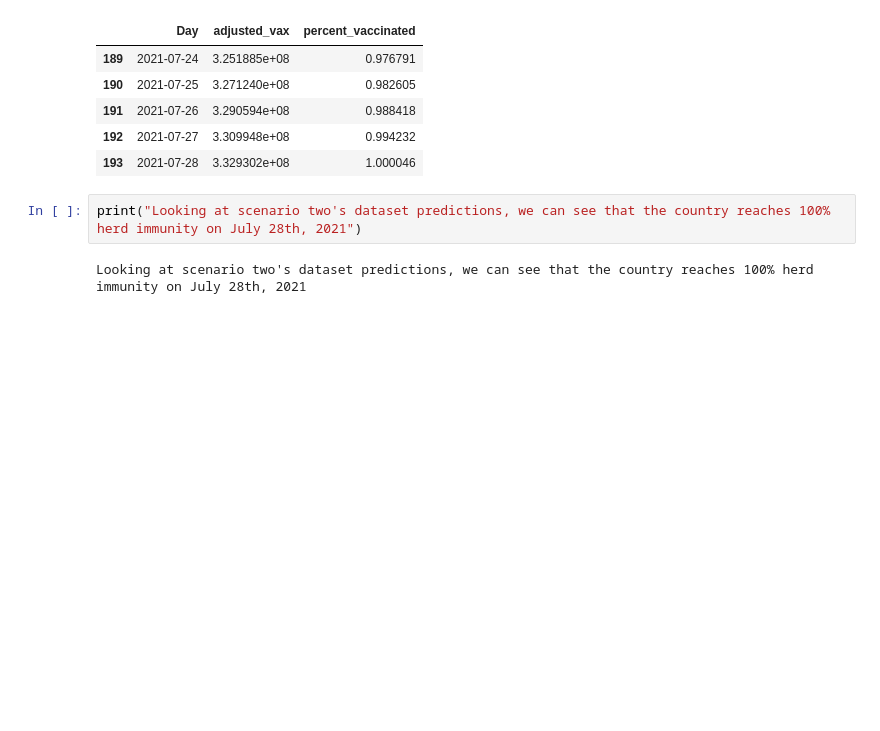
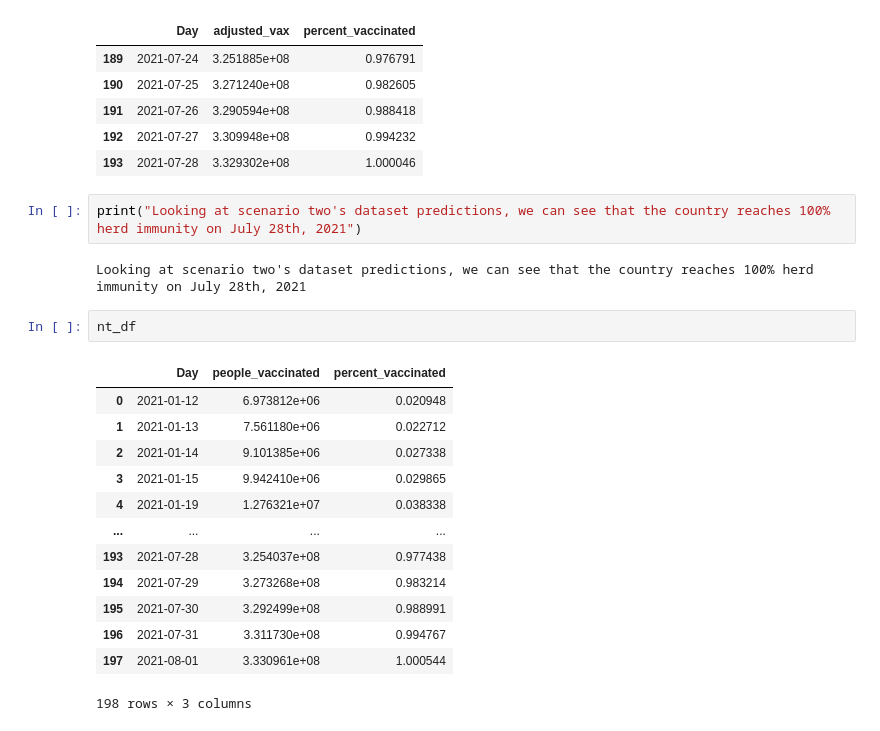
Before and after one commit to allewinter/216Project, a Jupyter notebook: Covid_Datasets.ipynb, the cells around one changed output. Saved outputs shown, nothing was run; the diff lists cells and outputs as text; blank space fills up the shorter version.

```diff
--- a/Covid_Datasets.ipynb
+++ b/Covid_Datasets.ipynb
@@ -128,3 +128,19 @@ Scenario Two: reaching herd immunity assuming that 20% of people vaccinated had
 print("Looking at scenario two's dataset predictions, we can see that the country reaches 100% herd immunity on July 28th, 2021")
 # %% [output]
 Looking at scenario two's dataset predictions, we can see that the country reaches 100% herd immunity on July 28th, 2021
+# %%
+nt_df
+# %% [output]
+|  | Day | people_vaccinated | percent_vaccinated |
+| 0 | 2021-01-12 | 6.973812e+06 | 0.020948 |
+| 1 | 2021-01-13 | 7.561180e+06 | 0.022712 |
+| 2 | 2021-01-14 | 9.101385e+06 | 0.027338 |
+| 3 | 2021-01-15 | 9.942410e+06 | 0.029865 |
+| 4 | 2021-01-19 | 1.276321e+07 | 0.038338 |
+| ... | ... | ... | ... |
+| 193 | 2021-07-28 | 3.254037e+08 | 0.977438 |
+| 194 | 2021-07-29 | 3.273268e+08 | 0.983214 |
+| 195 | 2021-07-30 | 3.292499e+08 | 0.988991 |
+| 196 | 2021-07-31 | 3.311730e+08 | 0.994767 |
+| 197 | 2021-08-01 | 3.330961e+08 | 1.000544 |
+198 rows × 3 columns
```
Also changed, not shown: parts of 3 cells of this notebook.
